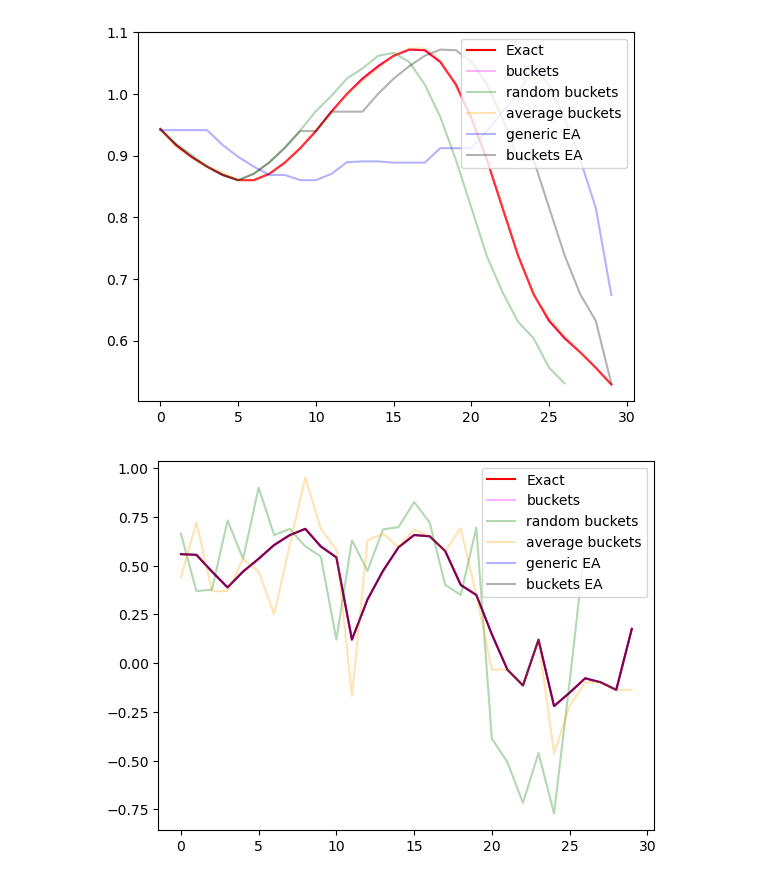
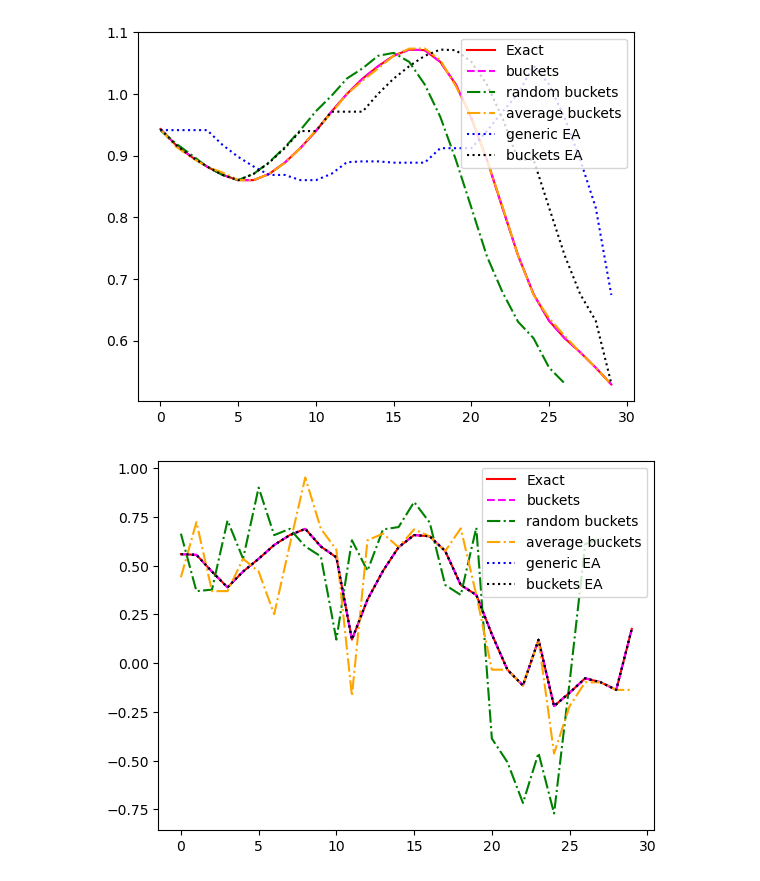
Before and after one commit to hieuvu4/BA-Heuristische-Verfahren-f-r-die-Berechnung-von-MSM-Median, a Jupyter notebook: experiments/plots/plotting_k_3_n_30.ipynb, the cells around one changed output. Cells and saved outputs as stored; diff of their text form; code cells hidden in the pictures.

```diff
--- a/experiments/plots/plotting_k_3_n_30.ipynb
+++ b/experiments/plots/plotting_k_3_n_30.ipynb
@@ -58,36 +58,36 @@ bucketsea = [0.94309, 0.91731, 0.89806, 0.88226, 0.86881, 0.86024, 0.87042, 0.88
 median = [0.94309, 0.91731, 0.89806, 0.88226, 0.86881, 0.8603, 0.86024, 0.87042, 0.88859, 0.91218, 0.93983, 0.97124, 1.0001, 1.0248, 1.0449, 1.0618, 1.0719, 1.0709, 1.052, 1.0154, 0.96098, 0.89343, 0.81564, 0.73837, 0.67544, 0.63224, 0.60396, 0.58121, 0.55625, 0.52902]
 
 plt.plot(median, 'r', label="Exact")
-plt.plot(bucketsMsnNedian, 'magenta', alpha=0.3, label="buckets")
-plt.plot(randomBucketsMsmMdian, 'green', alpha=0.3, label="random buckets")
-plt.plot(avereagebuckets, 'orange', alpha=0.3, label="average buckets")
-plt.plot(genericEA, 'blue', alpha=0.3, label="generic EA")
-plt.plot(bucketsea, 'black', alpha=0.3, label="buckets EA")
+plt.plot(bucketsMsnNedian, 'magenta', label="buckets", linestyle = 'dashed')
+plt.plot(randomBucketsMsmMdian, 'green', label="random buckets", linestyle = 'dashdot')
+plt.plot(avereagebuckets, 'orange', label="average buckets", linestyle = 'dashdot')
+plt.plot(genericEA, 'blue', label="generic EA", linestyle = 'dotted')
+plt.plot(bucketsea, 'black', label="buckets EA", linestyle = 'dotted')
 plt.legend(loc="upper right")
 plt.show()
 # %% [output]
-[figure, old version]
+[figure, new version]
 # %%
 # ecg200,
 bucketsMsnNedian = [0.55923, 0.55571, 0.46969, 0.38882, 0.47011, 0.5356, 0.6063, 0.65685, 0.68908, 0.59881, 0.54265, 0.12095, 0.3264, 0.47395, 0.59474, 0.65738, 0.65089, 0.57517, 0.4012, 0.34997, 0.14805, -0.033206, -0.11427, 0.12035, -0.2201, -0.15123, -0.077445, -0.097869, -0.13679, 0.17608]
 randomMsmMdian = []
 randomBucketsMsmMdian = [0.66442, 0.36957, 0.37732, 0.73207, 0.5356, 0.90071, 0.65685, 0.68908, 0.59881, 0.54777, 0.12095, 0.63063, 0.47395, 0.68632, 0.6982, 0.82678, 0.72174, 0.4012, 0.34997, 0.69523, -0.38664, -0.50751, -0.71666, -0.46044, -0.77079, -0.097869, 0.6103, 0.63889]
 avereagebuckets = [0.44068, 0.72355, 0.36957, 0.36957, 0.5356, 0.47011, 0.25126, 0.6063, 0.9526, 0.69003, 0.58181, -0.16769, 0.63063, 0.66442, 0.59474, 0.68632, 0.65089, 0.57517, 0.69148, 0.34997, -0.033206, -0.033206, -0.11427, 0.12035, -0.46376, -0.2201, -0.097869, -0.097869, -0.13679, -0.13679]
 genericEA = [0.55923, 0.55571, 0.46969, 0.38882, 0.47011, 0.5356, 0.6063, 0.65685, 0.68908, 0.59881, 0.54265, 0.12095, 0.3264, 0.47395, 0.59474, 0.65738, 0.65089, 0.57517, 0.4012, 0.34997, 0.14805, -0.033206, -0.11427, 0.12035, -0.2201, -0.15123, -0.077445, -0.097869, -0.13679, 0.17608]
 bucketsea = [0.55923, 0.55571, 0.46969, 0.38882, 0.47011, 0.5356, 0.6063, 0.65685, 0.68908, 0.59881, 0.54265, 0.12095, 0.3264, 0.47395, 0.59474, 0.65738, 0.65089, 0.57517, 0.4012, 0.34997, 0.14805, -0.033206, -0.11427, 0.12035, -0.2201, -0.15123, -0.077445, -0.097869, -0.13679, 0.17608]
 
 median = [0.55923, 0.55571, 0.46969, 0.38882, 0.47011, 0.5356, 0.6063, 0.65685, 0.68908, 0.59881, 0.54265, 0.12095, 0.3264, 0.47395, 0.59474, 0.65738, 0.65089, 0.57517, 0.4012, 0.34997, 0.14805, -0.033206, -0.11427, 0.12035, -0.2201, -0.15123, -0.077445, -0.097869, -0.13679, 0.17608]
 
 plt.plot(median, 'r', label="Exact")
-plt.plot(bucketsMsnNedian, 'magenta', alpha=0.3, label="buckets")
-plt.plot(randomBucketsMsmMdian, 'green', alpha=0.3, label="random buckets")
-plt.plot(avereagebuckets, 'orange', alpha=0.3, label="average buckets")
-plt.plot(genericEA, 'blue', alpha=0.3, label="generic EA")
-plt.plot(bucketsea, 'black', alpha=0.3, label="buckets EA")
+plt.plot(bucketsMsnNedian, 'magenta', label="buckets", linestyle = 'dashed')
+plt.plot(randomBucketsMsmMdian, 'green', label="random buckets", linestyle = 'dashdot')
+plt.plot(avereagebuckets, 'orange', label="average buckets", linestyle = 'dashdot')
+plt.plot(genericEA, 'blue', label="generic EA", linestyle = 'dotted')
+plt.plot(bucketsea, 'black', label="buckets EA", linestyle = 'dotted')
 plt.legend(loc="upper right")
 plt.show()
 # %% [output]
-[figure, old version]
+[figure, new version]
 # %%
 # osuleaf
 bucketsMsnNedian = [-0.16991, -0.18862, -0.18862, -0.021151, -0.021151, 0.40042, 0.45522, 0.3271, -0.43292, -0.43292, -0.53471, -0.71098, -0.80856, -0.83229, -0.98961, -0.99475, -1.0476, -0.90406]
```
Also changed, not shown: parts of 4 cells of this notebook, 18 other files.
